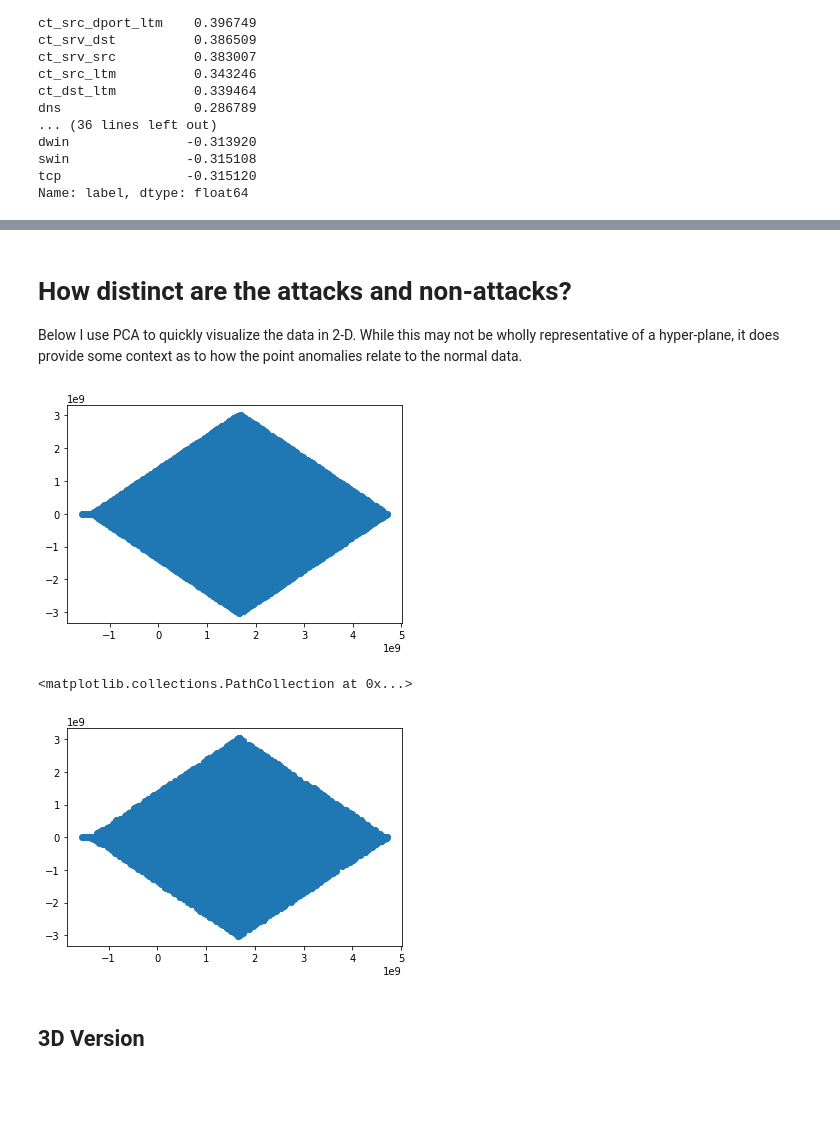
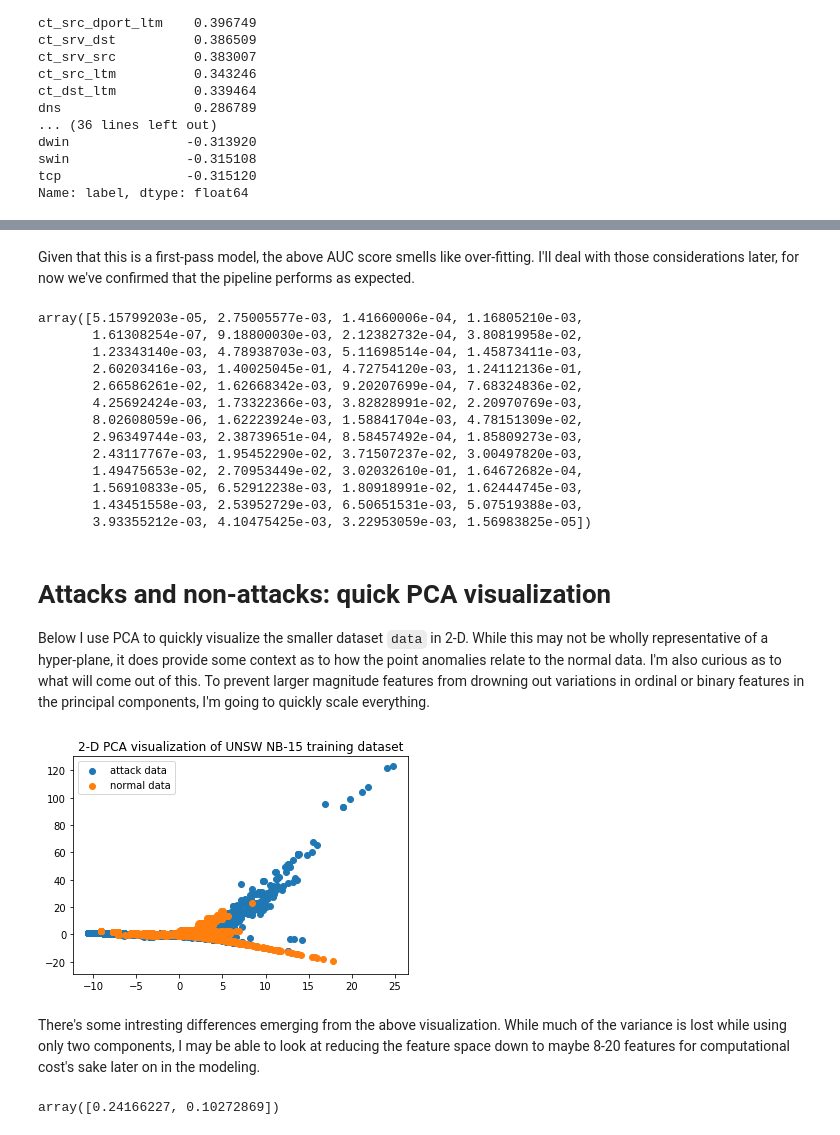
Before and after one commit to adamsxs/metis_project_05_anomaly_detection, a Jupyter notebook: 01_EDA_UNSW-NB15.ipynb, the cells around one changed output, grey strips where cells are left out. Drawn from its saved outputs; the diff is of its cells as text; code cells hidden in the pictures; blank space fills up the shorter version.

```diff
--- a/01_EDA_UNSW-NB15.ipynb
+++ b/01_EDA_UNSW-NB15.ipynb
@@ -513,18 +498,34 @@ array([1.53328698e-03, 1.52992213e-03, 3.56000466e-03, 2.03415117e-03,
+# %% [markdown]
+Given that this is a first-pass model, the above AUC score smells like over-fitting. I'll deal with those considerations later, for now we've confirmed that the pipeline performs as expected.
+# %%
+# Quick inspection of feature importances
+model.named_steps['data_model'].feature_importances_
+# %% [output]
+array([5.15799203e-05, 2.75005577e-03, 1.41660006e-04, 1.16805210e-03,
+       1.61308254e-07, 9.18800030e-03, 2.12382732e-04, 3.80819958e-02,
+       1.23343140e-03, 4.78938703e-03, 5.11698514e-04, 1.45873411e-03,
+       2.60203416e-03, 1.40025045e-01, 4.72754120e-03, 1.24112136e-01,
+       2.66586261e-02, 1.62668342e-03, 9.20207699e-04, 7.68324836e-02,
+       4.25692424e-03, 1.73322366e-03, 3.82828991e-02, 2.20970769e-03,
+       8.02608059e-06, 1.62223924e-03, 1.58841704e-03, 4.78151309e-02,
+       2.96349744e-03, 2.38739651e-04, 8.58457492e-04, 1.85809273e-03,
+       2.43117767e-03, 1.95452290e-02, 3.71507237e-02, 3.00497820e-03,
+       1.49475653e-02, 2.70953449e-02, 3.02032610e-01, 1.64672682e-04,
+       1.56910833e-05, 6.52912238e-03, 1.80918991e-02, 1.62444745e-03,
+       1.43451558e-03, 2.53952729e-03, 6.50651531e-03, 5.07519388e-03,
+       3.93355212e-03, 4.10475425e-03, 3.22953059e-03, 1.56983825e-05])
 # %% [markdown]
-# How distinct are the attacks and non-attacks?
-Below I use PCA to quickly visualize the data in 2-D. While this may not be wholly representative of a hyper-plane, it does provide some context as to how the point anomalies relate to the normal data.
+# Attacks and non-attacks: quick PCA visualization
+Below I use PCA to quickly visualize the smaller dataset `data` in 2-D. While this may not be wholly representative of a hyper-plane, it does provide some context as to how the point anomalies relate to the normal data. I'm also curious as to what will come out of this. To prevent larger magnitude features from drowning out variations in ordinal or binary features in the principal components, I'm going to quickly scale everything.
 # %%
 pca = PCA(n_components=2)
-data_2d = pca.fit_transform(data.select_dtypes(exclude='object'))
+data_2d = pca.fit_transform(StandardScaler().fit_transform(
+    data.select_dtypes(exclude='object').drop(columns= ['dtcpb', 'stcpb'])))
 mask = data.label==1
 # %%
 plt.scatter(data_2d[mask,0], data_2d[mask,1], label = 'attack data')
-plt.show()
 plt.scatter(data_2d[~mask,0], data_2d[~mask,1], label = 'normal data')
-#plt.legend()
+plt.title('2-D PCA visualization of UNSW NB-15 training dataset')
+plt.legend();
 # %% [output]
-[figure, old version]
+[figure, new version]
-<matplotlib.collections.PathCollection at 0x...>
-[figure, removed]
-# %% [markdown]
-## 3D Version
@@ -532,0 +532,8 @@ from mpl_toolkits.mplot3d import Axes3D
+# %% [markdown]
+There's some intresting differences emerging from the above visualization. While much of the variance is lost while using only two components, I may be able to look at reducing the feature space down to maybe 8-20 features for computational cost's sake later on in the modeling.
+# %%
+# How much of the variance is captured by each component?
+#pca.components_
+pca.explained_variance_ratio_
+# %% [output]
+array([0.24166227, 0.10272869])
```
Also changed, not shown: parts of 24 cells of this notebook.
